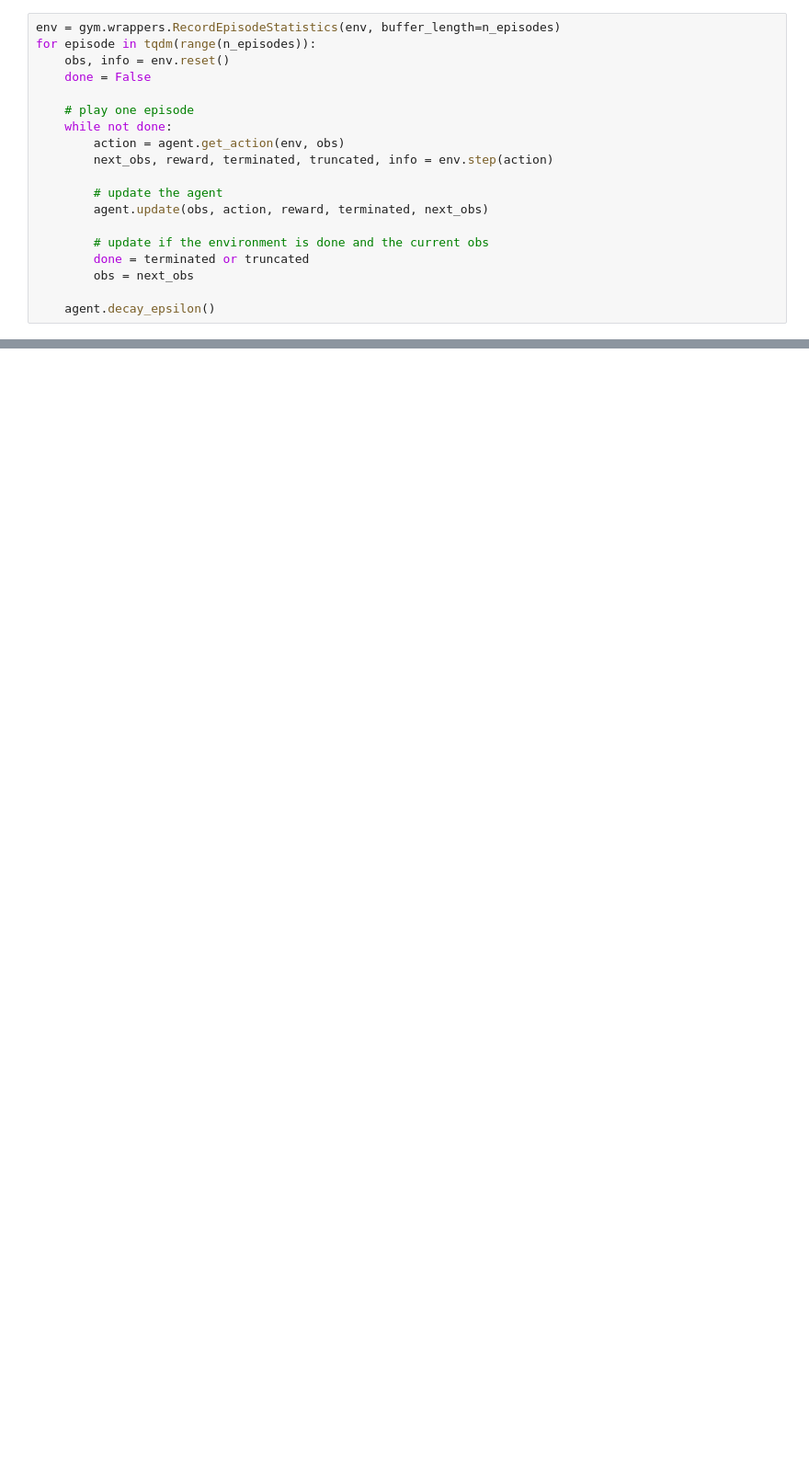
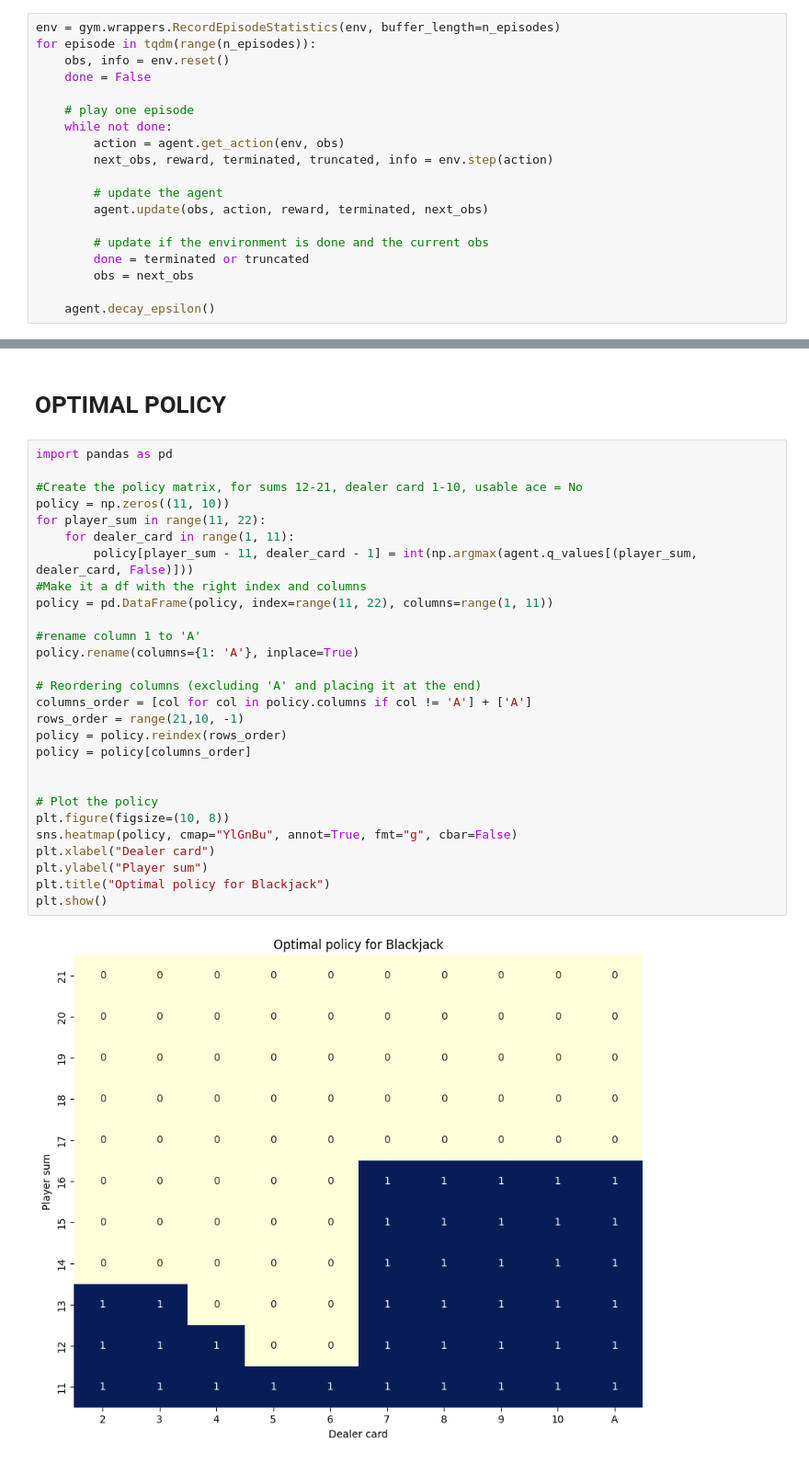
Before and after one commit to Plachido/blackjack-RL, a Jupyter notebook: qlearning.ipynb, the cells around one changed output, grey strips where cells are left out. Shown: that part at 92% size. Saved outputs shown, nothing was run; the diff lists cells and outputs as text; blank space fills up the shorter version.

```diff
--- a/qlearning.ipynb
+++ b/qlearning.ipynb
@@ -264,0 +263,32 @@ policy_fig.show()
+# %% [markdown]
+# OPTIMAL POLICY
+# %%
+import pandas as pd
+
+#Create the policy matrix, for sums 12-21, dealer card 1-10, usable ace = No
+policy = np.zeros((11, 10))
+for player_sum in range(11, 22):
+    for dealer_card in range(1, 11):
+        policy[player_sum - 11, dealer_card - 1] = int(np.argmax(agent.q_values[(player_sum, dealer_card, False)]))
+#Make it a df with the right index and columns
+policy = pd.DataFrame(policy, index=range(11, 22), columns=range(1, 11))
+
+#rename column 1 to 'A'
+policy.rename(columns={1: 'A'}, inplace=True)
+
+# Reordering columns (excluding 'A' and placing it at the end)
+columns_order = [col for col in policy.columns if col != 'A'] + ['A']
+rows_order = range(21,10, -1)
+policy = policy.reindex(rows_order)
+policy = policy[columns_order]
+
+
+# Plot the policy
+plt.figure(figsize=(10, 8))
+sns.heatmap(policy, cmap="YlGnBu", annot=True, fmt="g", cbar=False)
+plt.xlabel("Dealer card")
+plt.ylabel("Player sum")
+plt.title("Optimal policy for Blackjack")
+plt.show()
+# %% [output]
+[figure, added]
```
Also changed, not shown: parts of 22 cells of this notebook, 11 other files.
